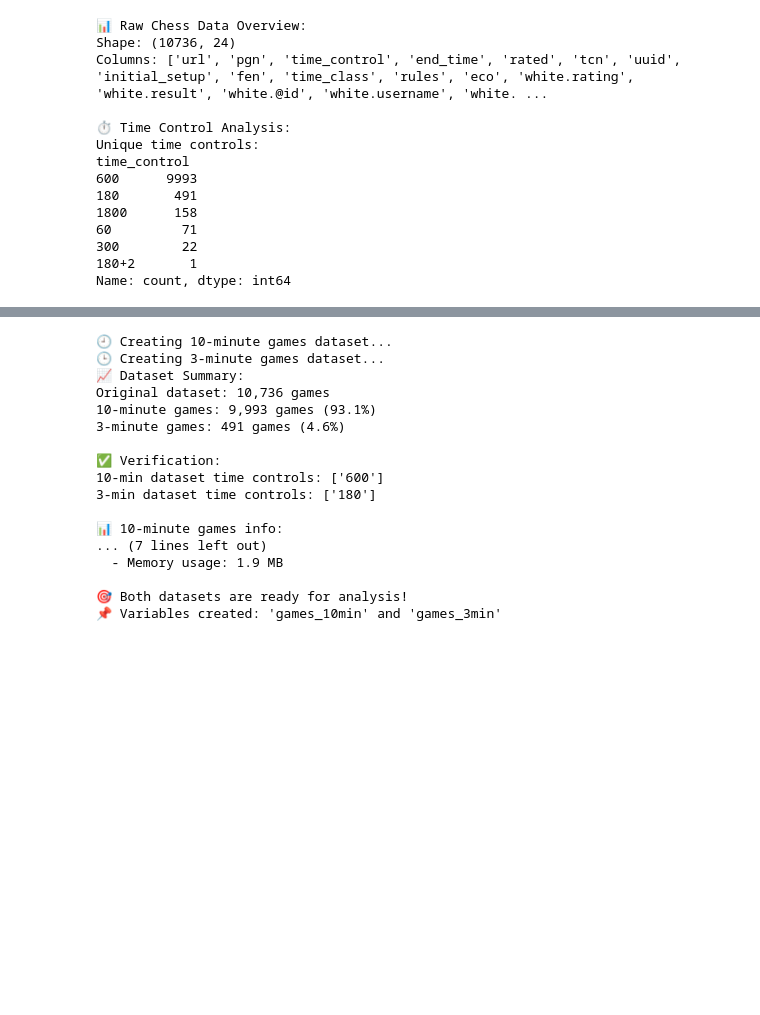
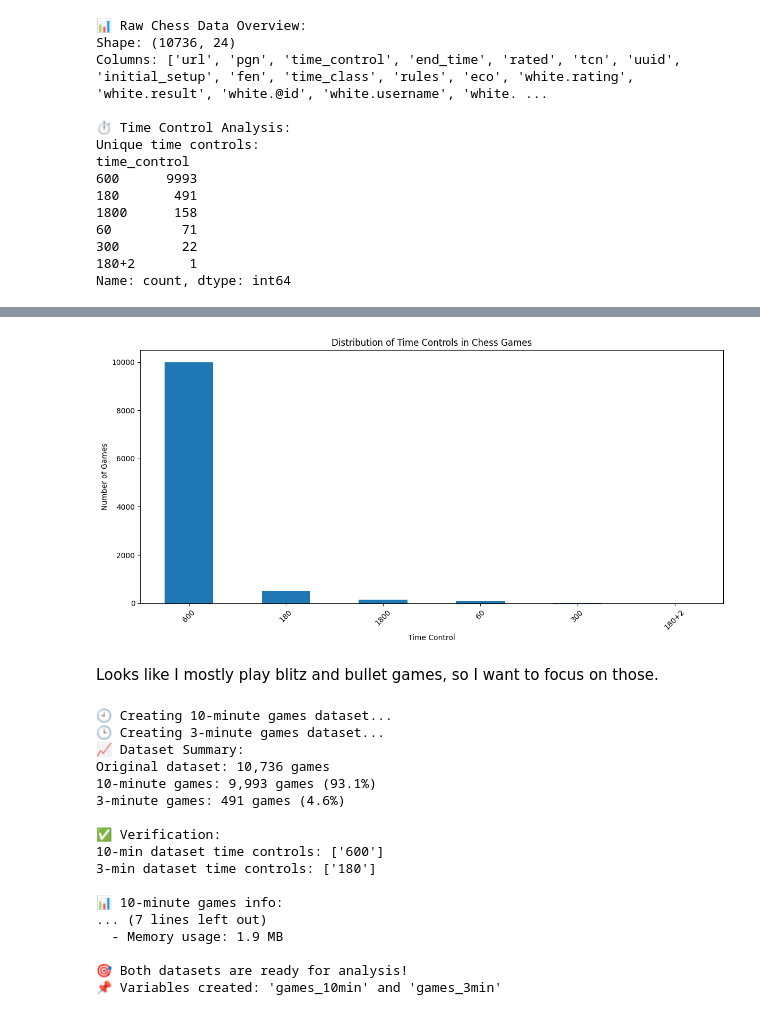
Before and after one commit to sanjaykshetri/chess_dot_com_data_analysis, a Jupyter notebook: chess_analysis_early_Nov.ipynb, the cells around one changed output, grey strips where cells are left out. Saved outputs shown, nothing was run; the diff lists cells and outputs as text; code cells hidden in the pictures; blank space fills up the shorter version.

```diff
--- a/chess_analysis_early_Nov.ipynb
+++ b/chess_analysis_early_Nov.ipynb
@@ -59 +133,16 @@ Name: count, dtype: int64
+# %%
+# Create a bar plot for unique time controls
+plt.figure(figsize=(12, 6))
+time_control_counts = raw_chess_nov2['time_control'].value_counts()
+time_control_counts.plot(kind='bar')
+plt.title('Distribution of Time Controls in Chess Games')
+plt.xlabel('Time Control')
+plt.ylabel('Number of Games')
+plt.xticks(rotation=45)
+plt.tight_layout()
+plt.show()
+# %% [output]
+[figure, added]
+# %% [markdown]
+Looks like I mostly play blitz and bullet games, so I want to focus on those.
 # %%
```
Also changed, not shown: parts of 9 cells of this notebook.
